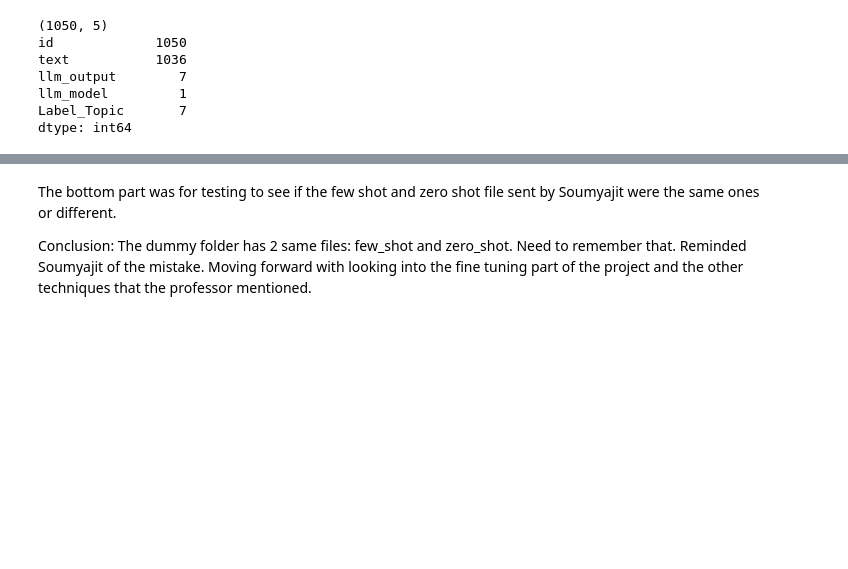
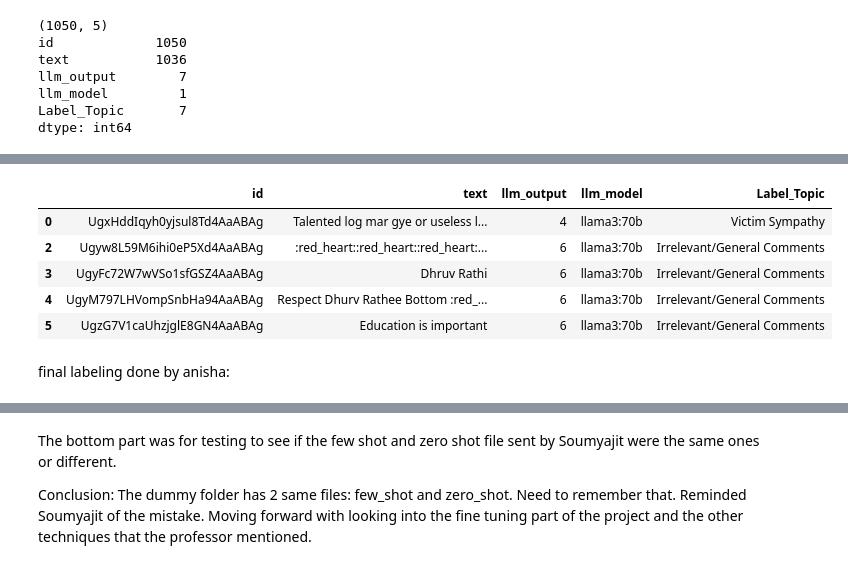
Before and after one commit to Hetav01/Public-Safety-Monitoring-India, a Jupyter notebook: LLMsTM/initial.ipynb, the cells around one changed output, grey strips where cells are left out. Drawn from its saved outputs; the diff is of its cells as text; code cells hidden in the pictures; blank space fills up the shorter version.

```diff
--- a/LLMsTM/initial.ipynb
+++ b/LLMsTM/initial.ipynb
@@ -392,0 +472,11 @@ Passing `palette` without assigning `hue` is deprecated and will be removed in v
+# %%
+df_few_shot_labeled.head()
+# %% [output]
+|  | id | text | llm_output | llm_model | Label_Topic |
+| 0 | UgxHddIqyh0yjsul8Td4AaABAg | Talented log mar gye or useless l... | 4 | llama3:70b | Victim Sympathy |
+| 2 | Ugyw8L59M6ihi0eP5Xd4AaABAg | :red_heart::red_heart::red_heart:... | 6 | llama3:70b | Irrelevant/General Comments |
+| 3 | UgyFc72W7wVSo1sfGSZ4AaABAg | Dhruv Rathi | 6 | llama3:70b | Irrelevant/General Comments |
+| 4 | UgyM797LHVompSnbHa94AaABAg | Respect Dhurv Rathee Bottom :red_... | 6 | llama3:70b | Irrelevant/General Comments |
+| 5 | UgzG7V1caUhzjglE8GN4AaABAg | Education is important | 6 | llama3:70b | Irrelevant/General Comments |
+# %% [markdown]
+final labeling done by anisha:
```
Also changed, not shown: parts of 21 cells of this notebook, 1 other file.
